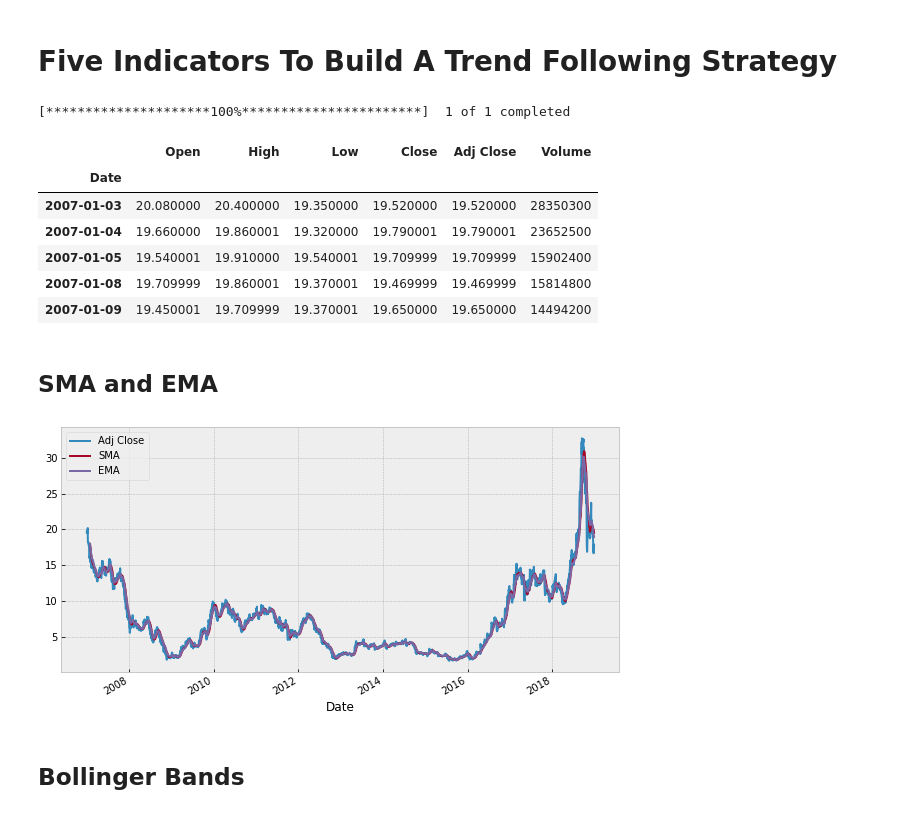
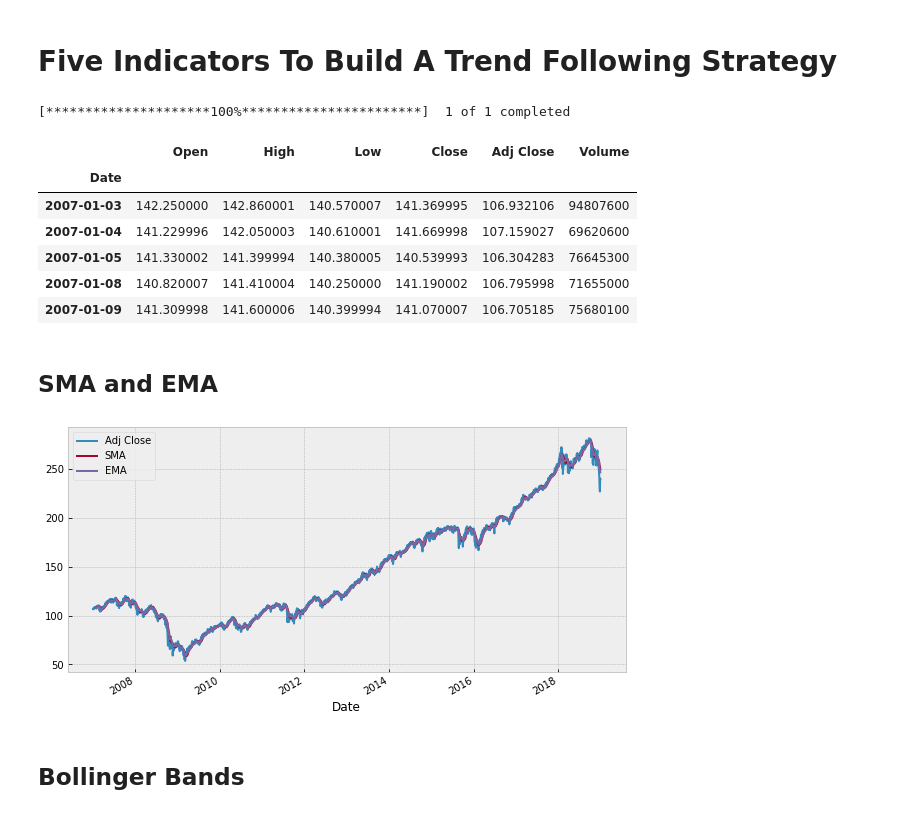
Before and after one commit to incoghardo/Stock_Analysis_For_Quant, a Jupyter notebook: Python_Stock/Five_Indicators Error.ipynb, the cells around one changed output. Cells and saved outputs as stored; diff of their text form; code cells hidden in the pictures.

```diff
--- a/Python_Stock/Five_Indicators Error.ipynb
+++ b/Python_Stock/Five_Indicators Error.ipynb
@@ -14,24 +14,24 @@ import yfinance as yf
 yf.pdr_override()
 # %%
 # input
-symbol = 'AMD'
+symbol = 'SPY'
 start = '2007-01-01'
 end = '2018-12-31'
 
 # Read data
 data = yf.download(symbol,start,end)
 
 # View Columns
 data.head()
 # %% [output]
 [*********************100%***********************]  1 of 1 completed
 |  | Open | High | Low | Close | Adj Close | Volume |
 | Date |  |  |  |  |  |  |
-| 2007-01-03 | 20.080000 | 20.400000 | 19.350000 | 19.520000 | 19.520000 | 28350300 |
-| 2007-01-04 | 19.660000 | 19.860001 | 19.320000 | 19.790001 | 19.790001 | 23652500 |
-| 2007-01-05 | 19.540001 | 19.910000 | 19.540001 | 19.709999 | 19.709999 | 15902400 |
-| 2007-01-08 | 19.709999 | 19.860001 | 19.370001 | 19.469999 | 19.469999 | 15814800 |
-| 2007-01-09 | 19.450001 | 19.709999 | 19.370001 | 19.650000 | 19.650000 | 14494200 |
+| 2007-01-03 | 142.250000 | 142.860001 | 140.570007 | 141.369995 | 106.932106 | 94807600 |
+| 2007-01-04 | 141.229996 | 142.050003 | 140.610001 | 141.669998 | 107.159027 | 69620600 |
+| 2007-01-05 | 141.330002 | 141.399994 | 140.380005 | 140.539993 | 106.304283 | 76645300 |
+| 2007-01-08 | 140.820007 | 141.410004 | 140.250000 | 141.190002 | 106.795998 | 71655000 |
+| 2007-01-09 | 141.309998 | 141.600006 | 140.399994 | 141.070007 | 106.705185 | 75680100 |
 # %% [markdown]
 ## SMA and EMA
 # %%
@@ -48,7 +48,7 @@ data['EMA'] = ta.EMA(data['Adj Close'], timeperiod = 20)
 data[['Adj Close','SMA','EMA']].plot(figsize=(10,5))
 plt.show()
 # %% [output]
-[figure, old version]
+[figure, new version]
 # %% [markdown]
 ## Bollinger Bands
 # %%
```
Also changed, not shown: parts of 3 cells of this notebook, 3 other files.
